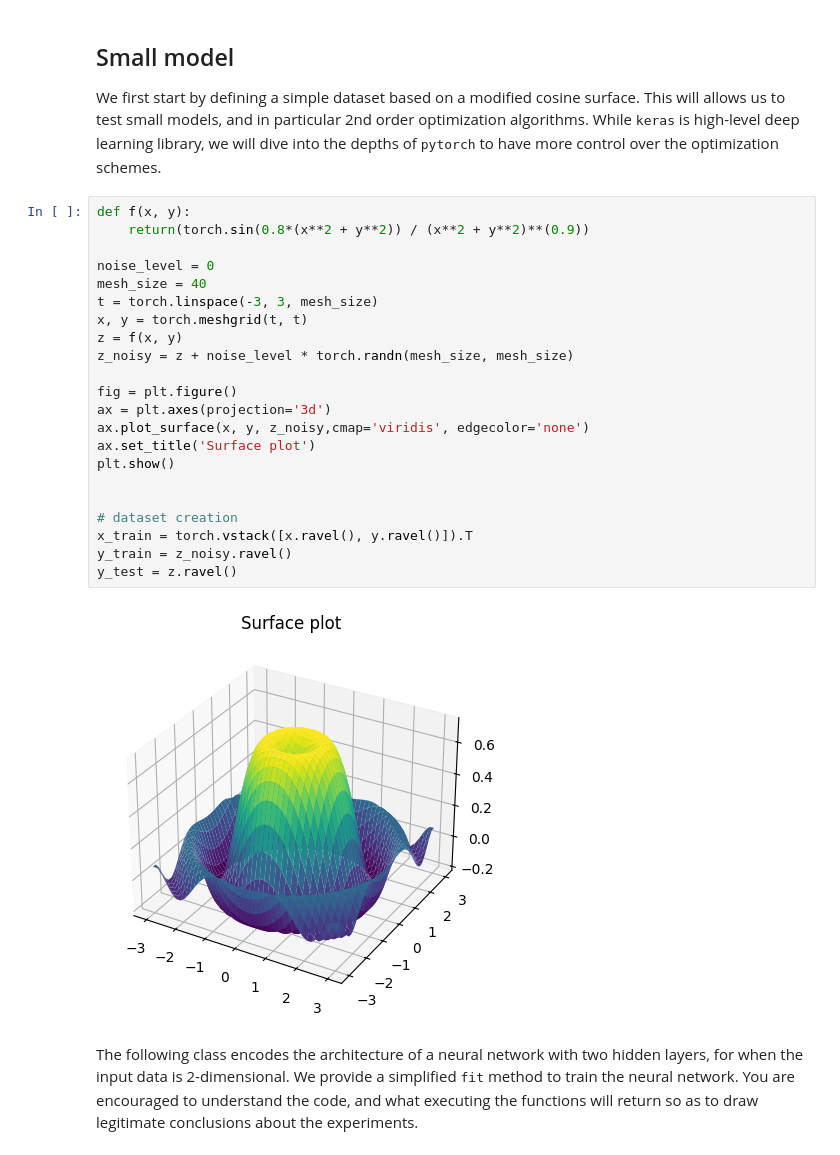
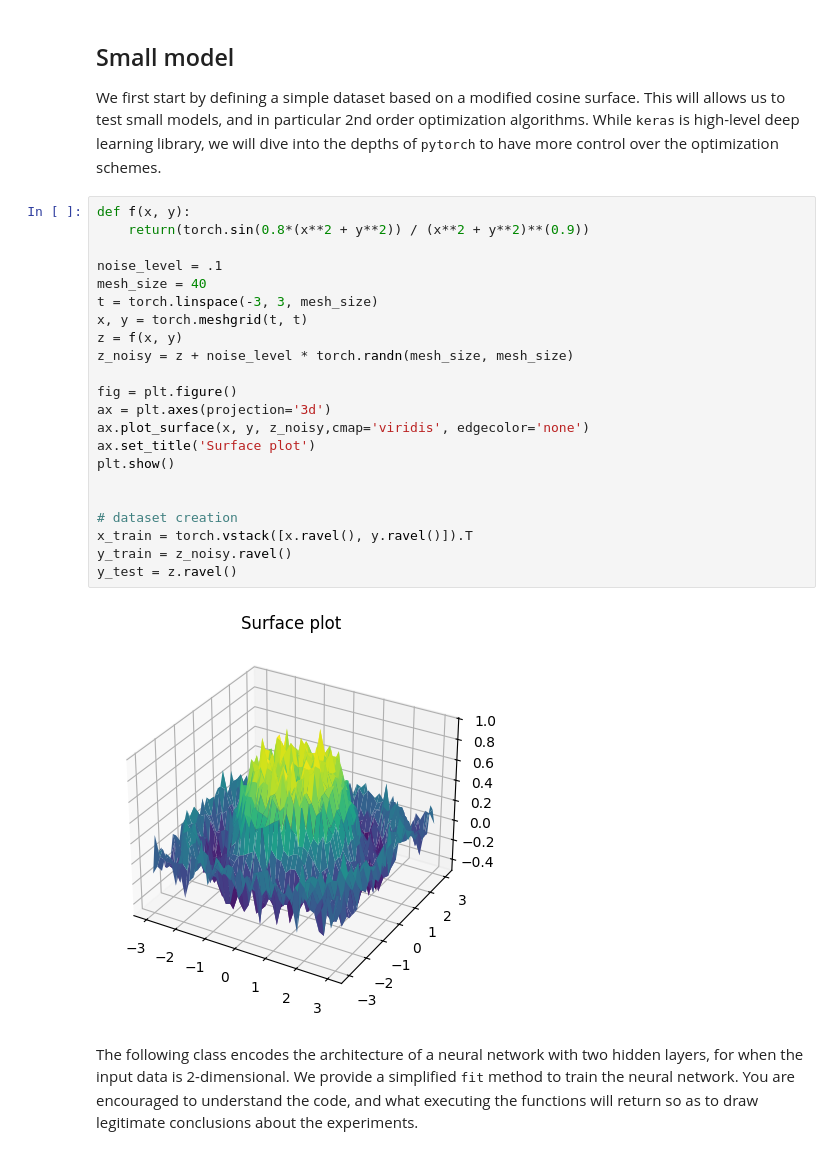
Before and after one commit to ThymeDilation/ANNDL_colab, a Jupyter notebook: session1/session1.ipynb, the cells around one changed output. Drawn from its saved outputs; the diff is of its cells as text.

```diff
--- a/session1/session1.ipynb
+++ b/session1/session1.ipynb
@@ -145,27 +178,27 @@ We first start by defining a simple dataset based on a modified cosine surface.
 # %%
 def f(x, y):
     return(torch.sin(0.8*(x**2 + y**2)) / (x**2 + y**2)**(0.9))
 
-noise_level = 0
+noise_level = .1
 mesh_size = 40
 t = torch.linspace(-3, 3, mesh_size)
 x, y = torch.meshgrid(t, t)
 z = f(x, y)
 z_noisy = z + noise_level * torch.randn(mesh_size, mesh_size)
 
 fig = plt.figure()
 ax = plt.axes(projection='3d')
 ax.plot_surface(x, y, z_noisy,cmap='viridis', edgecolor='none')
 ax.set_title('Surface plot')
 plt.show()
 
 
 # dataset creation
 x_train = torch.vstack([x.ravel(), y.ravel()]).T
 y_train = z_noisy.ravel()
 y_test = z.ravel()
 # %% [output]
-[figure, old version]
+[figure, new version]
 # %% [markdown]
 The following class encodes the architecture of a neural network with two hidden layers, for when the input data is 2-dimensional. We provide a simplified <tt>fit</tt> method to train the neural network. You are encouraged to understand the code, and what executing the functions will return so as to draw legitimate conclusions about the experiments.
 # %%
```
Also changed, not shown: parts of 17 cells of this notebook.
